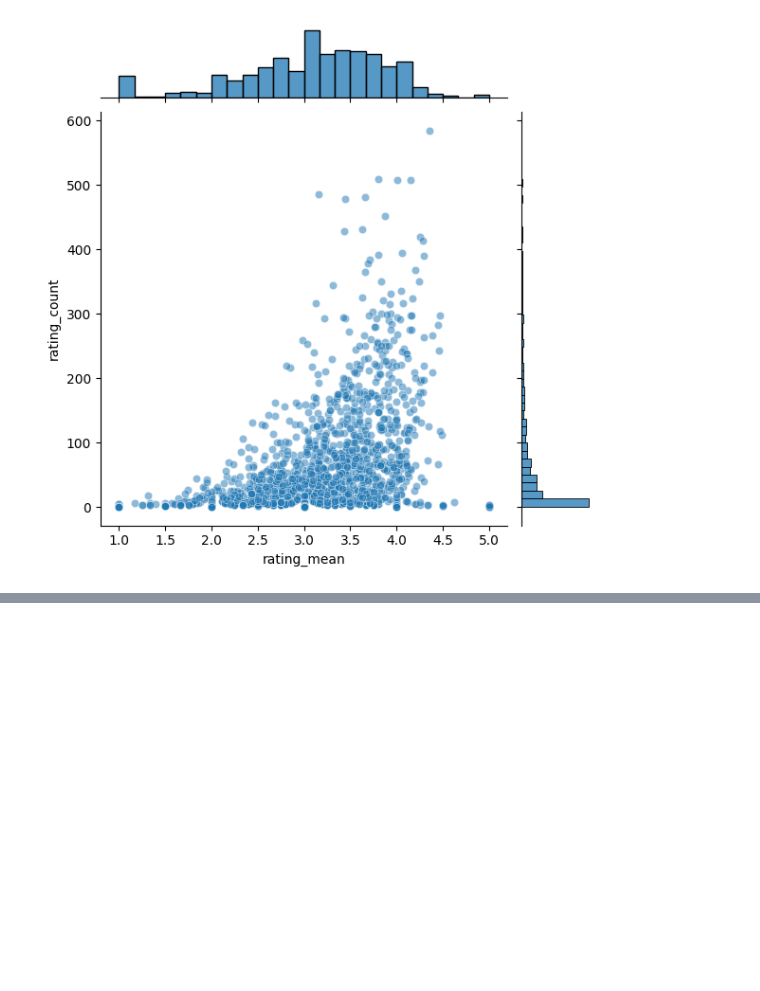
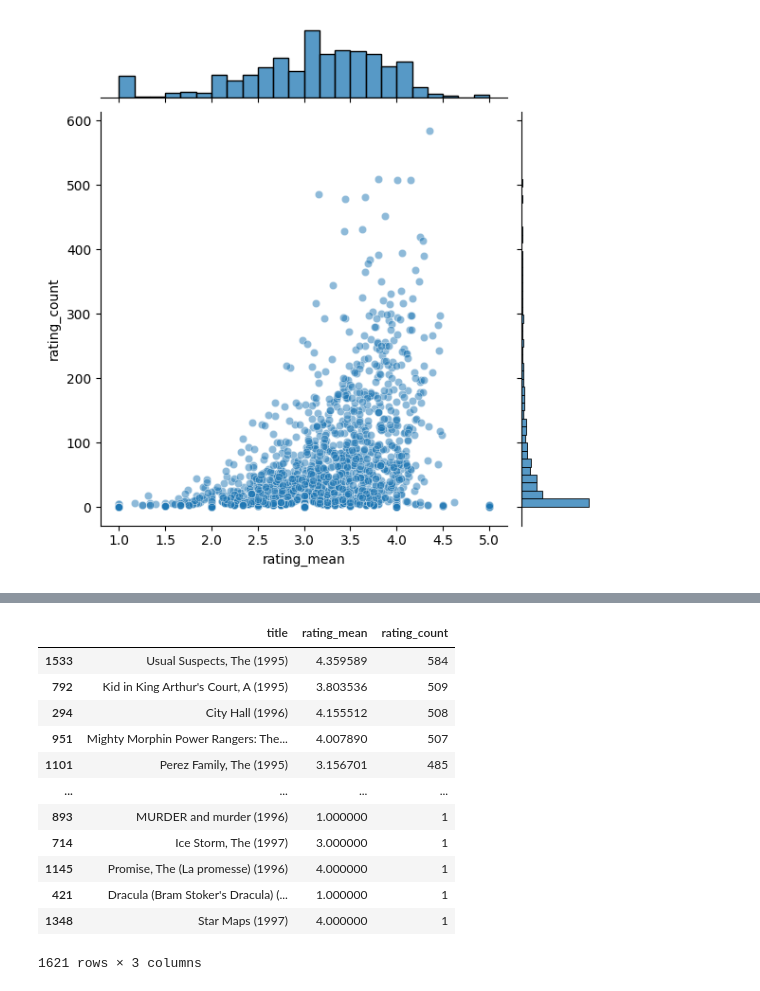
Before and after one commit to zakialfaridzi/simple_movie_recsys, a Jupyter notebook: simple reccomendation.ipynb, the cells around one changed output, grey strips where cells are left out. Drawn from its saved outputs; the diff is of its cells as text; code cells hidden in the pictures; blank space fills up the shorter version.

```diff
--- a/simple reccomendation.ipynb
+++ b/simple reccomendation.ipynb
@@ -70,0 +91,16 @@ sns.jointplot(x='rating_mean', y='rating_count', data=ratings_df, alpha=0.5)
+# %%
+ratings_df.sort_values('rating_count', ascending = False)
+# %% [output]
+|  | title | rating_mean | rating_count |
+| 1533 | Usual Suspects, The (1995) | 4.359589 | 584 |
+| 792 | Kid in King Arthur's Court, A (1995) | 3.803536 | 509 |
+| 294 | City Hall (1996) | 4.155512 | 508 |
+| 951 | Mighty Morphin Power Rangers: The... | 4.007890 | 507 |
+| 1101 | Perez Family, The (1995) | 3.156701 | 485 |
+| ... | ... | ... | ... |
+| 893 | MURDER and murder (1996) | 1.000000 | 1 |
+| 714 | Ice Storm, The (1997) | 3.000000 | 1 |
+| 1145 | Promise, The (La promesse) (1996) | 4.000000 | 1 |
+| 421 | Dracula (Bram Stoker's Dracula) (... | 1.000000 | 1 |
+| 1348 | Star Maps (1997) | 4.000000 | 1 |
+1621 rows × 3 columns
```
Also changed, not shown: parts of 8 cells of this notebook.
